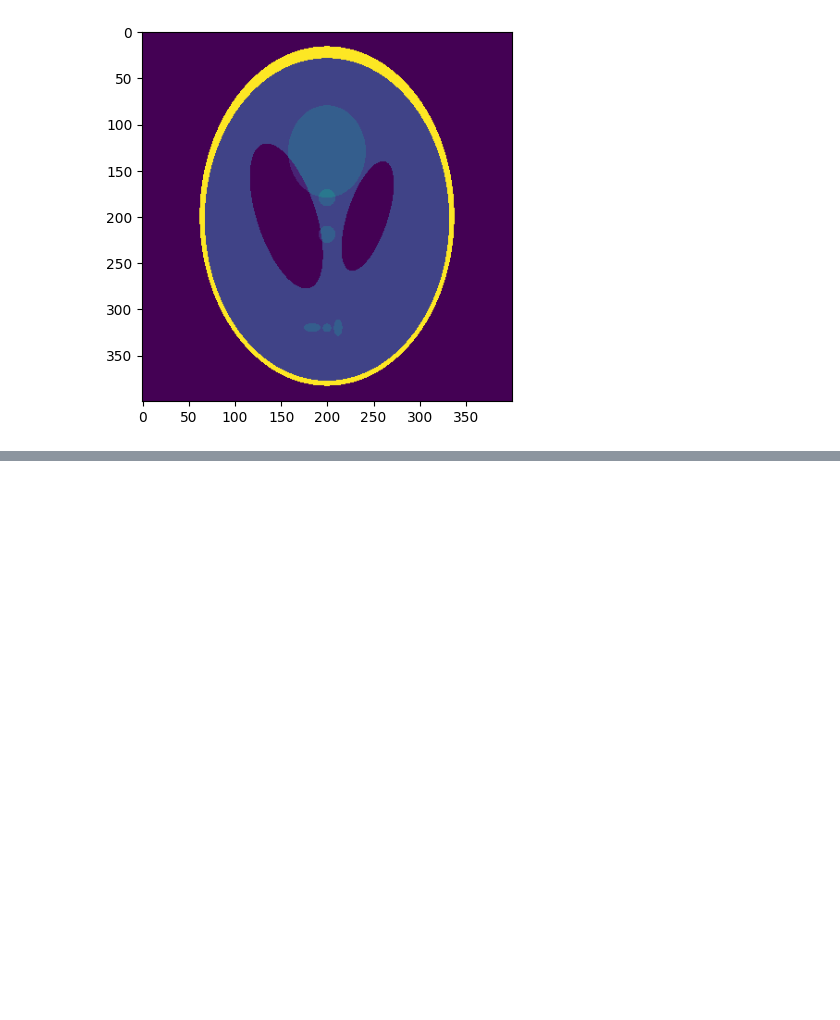
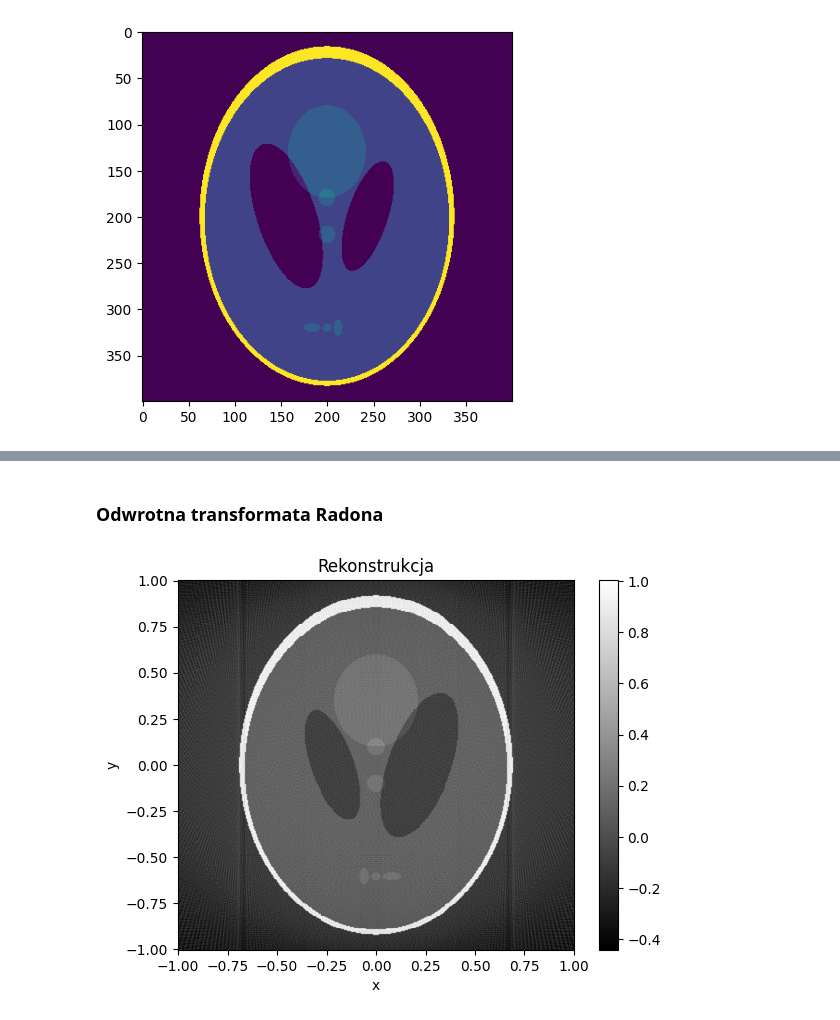
Before and after one commit to Did-Mas/RadonTransform, a Jupyter notebook: RadonTransform.ipynb, the cells around one changed output, grey strips where cells are left out. Saved outputs shown, nothing was run; the diff lists cells and outputs as text; code cells hidden in the pictures; blank space fills up the shorter version.

```diff
--- a/RadonTransform.ipynb
+++ b/RadonTransform.ipynb
@@ -72,0 +131,33 @@ plt.show()
+# %% [markdown]
+### Odwrotna transformata Radona
+# %%
+from scipy.fft import fft, ifft
+from scipy.interpolate import RectBivariateSpline
+
+dAlpha_rad = dAlpha * np.pi / 180
+
+P = fft(projections, axis=0)
+ramp = np.fft.fftfreq(P.shape[0], d=dS)
+
+integrand = P * np.abs(ramp)[:, np.newaxis]
+p_p = np.real(ifft(integrand, axis=0))
+
+p_p_interp = RectBivariateSpline(esses, alphas, p_p)
+
+def get_fBP(x, y):
+    angles_rad = alphas * np.pi / 180
+    s_vals = x * np.cos(angles_rad) + y * np.sin(angles_rad)
+    vals = p_p_interp(s_vals, alphas, grid=False)
+    return vals.sum() * dAlpha_rad
+
+X, Y = np.meshgrid(esses, esses)
+reco_im = np.vectorize(get_fBP)(X, Y)
+
+plt.pcolormesh(esses, esses, reco_im, shading='auto', cmap='gray')
+plt.colorbar()
+plt.title('Rekonstrukcja')
+plt.xlabel('x')
+plt.ylabel('y')
+plt.show()
+# %% [output]
+[figure, added]
```
Also changed, not shown: parts of 14 cells of this notebook.
